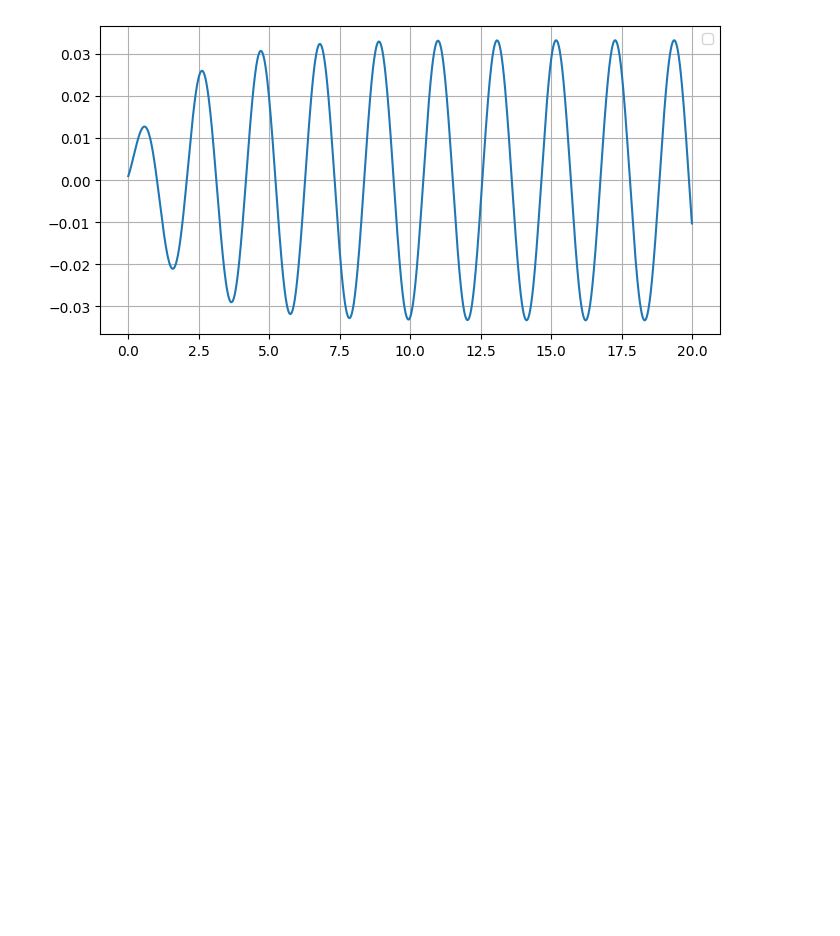
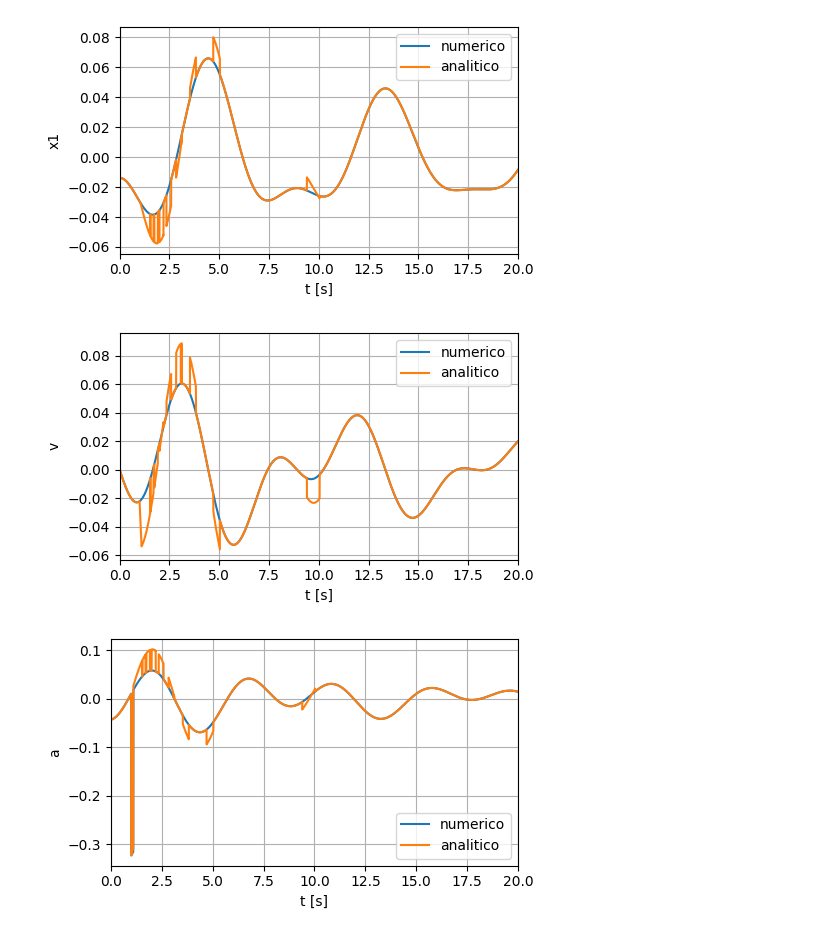
Before and after one commit to ymarcal/vibrations-NDOF, a Jupyter notebook: oneDOF_refactored.ipynb, the cells around one changed output. Saved outputs shown, nothing was run; the diff lists cells and outputs as text; code cells hidden in the pictures; blank space fills up the shorter version.

```diff
--- a/oneDOF_refactored.ipynb
+++ b/oneDOF_refactored.ipynb
@@ -131,20 +277,0 @@ a = (sysMod["S"] @ a.T).T
-# %%
-plt.figure(figsize=(8,4))
-plt.plot(t, x[:, 0])
-# plt.xlabel('Tempo [s]')
-# plt.ylabel('Deslocamento')
-# plt.title('Resposta no 1º grau de liberdade')
-plt.grid(True)
-plt.legend()
-plt.show()
-
-# plt.figure(figsize=(8,4))
-# plt.plot(t, v[:, 0])
-# # plt.xlabel('Tempo [s]')
-# # plt.ylabel('Deslocamento')
-# # plt.title('Resposta no 1º grau de liberdade')
-# plt.grid(True)
-# plt.legend()
-# plt.show()
-# %% [output]
-[figure, removed]
@@ -151,3 +316,27 @@ plt.show()
+# %%
+plt.figure(figsize=(5,3))
+plt.plot(t,     x_num[0], '-',      label='numerico')
+plt.plot(t,     x_analityc[0], '-',      label='analitico')
+plt.xlabel('t [s]'); plt.ylabel('x1'); plt.grid(True); plt.legend(); plt.tight_layout()
+plt.xlim(0,20)
+
+plt.figure(figsize=(5,3))
+plt.plot(t,     v_num[0], '-',      label='numerico')
+plt.plot(t,     v_analityc[0], '-',      label='analitico')
+plt.xlabel('t [s]'); plt.ylabel('v'); plt.grid(True); plt.legend(); plt.tight_layout()
+plt.xlim(0,20)
+plt.show()
+
+plt.figure(figsize=(5,3))
+plt.plot(t,     a_num[0], '-',      label='numerico')
+plt.plot(t,     a_analityc[0], '-',      label='analitico')
+plt.xlabel('t [s]'); plt.ylabel('a'); plt.grid(True); plt.legend(); plt.tight_layout()
+plt.xlim(0,20)
+plt.show()
+# %% [output]
+[figure, added]
+[figure, added]
+[figure, added]
 # %%
 # 1) Ler referência
 ref = np.loadtxt('resultado_numerico.txt')   # colunas: t, x1_ref, x2_ref
```
Also changed, not shown: parts of 18 cells of this notebook.
